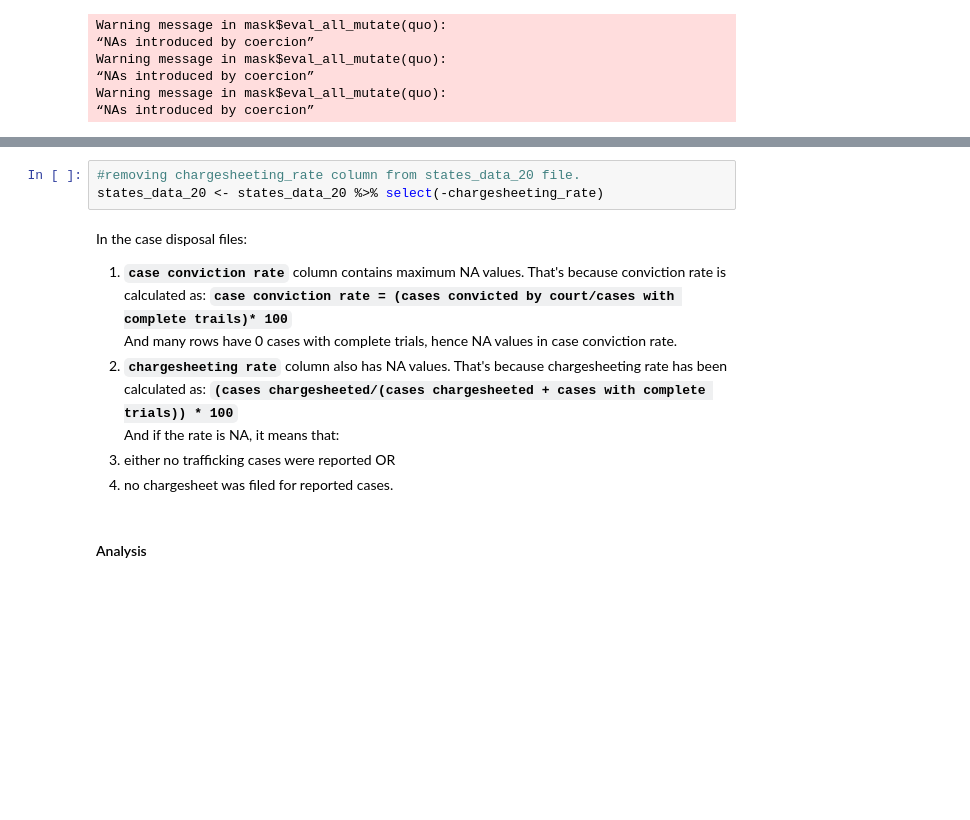
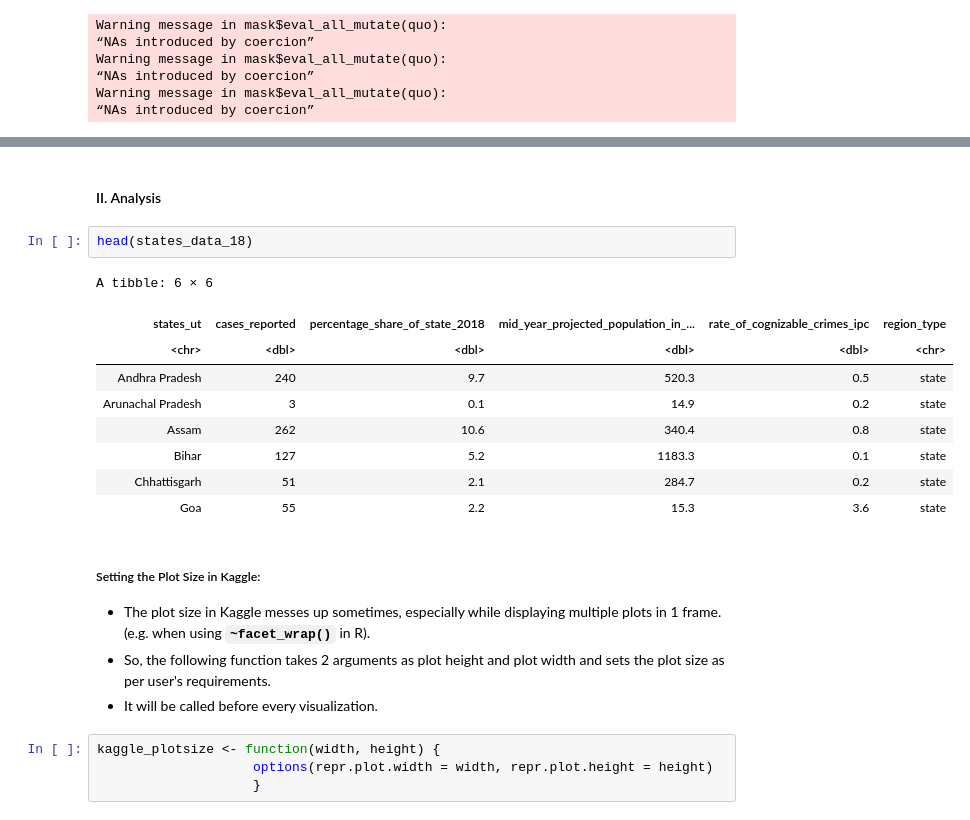
Before and after one commit to Cshefali/Human-Trafficking-India-Analysis, a Jupyter notebook: india-human-trafficking-analysis-2018-2020.ipynb, the cells around one changed output, grey strips where cells are left out. Saved outputs shown, nothing was run; the diff lists cells and outputs as text; blank space fills up the shorter version.

```diff
--- a/india-human-trafficking-analysis-2018-2020.ipynb
+++ b/india-human-trafficking-analysis-2018-2020.ipynb
@@ -296,15 +288,23 @@ Warning message in mask$eval_all_mutate(quo):
-# %%
-#removing chargesheeting_rate column from states_data_20 file.
-states_data_20 <- states_data_20 %>% select(-chargesheeting_rate)
-# %% [markdown]
-In the case disposal files:
-1. **`case conviction rate`** column contains maximum NA values. That's because conviction rate is calculated as:
-**`case conviction rate = (cases convicted by court/cases with complete trails)* 100`**
-And many rows have 0 cases with complete trials, hence NA values in case conviction rate.
-2. **`chargesheeting rate`** column also has NA values. That's because chargesheeting rate has been calculated as:
-**`(cases chargesheeted/(cases chargesheeted + cases with complete trials)) * 100`**
-And if the rate is NA, it means that:
-1. either no trafficking cases were reported OR
-2. no chargesheet was filed for reported cases.
 # %% [markdown]
-#### Analysis
+#### II. Analysis
+# %%
+head(states_data_18)
+# %% [output]
+A tibble: 6 × 6
+| states_ut | cases_reported | percentage_share_of_state_2018 | mid_year_projected_population_in_... | rate_of_cognizable_crimes_ipc | region_type |
+| <chr> | <dbl> | <dbl> | <dbl> | <dbl> | <chr> |
+| Andhra Pradesh | 240 | 9.7 | 520.3 | 0.5 | state |
+| Arunachal Pradesh | 3 | 0.1 | 14.9 | 0.2 | state |
+| Assam | 262 | 10.6 | 340.4 | 0.8 | state |
+| Bihar | 127 | 5.2 | 1183.3 | 0.1 | state |
+| Chhattisgarh | 51 | 2.1 | 284.7 | 0.2 | state |
+| Goa | 55 | 2.2 | 15.3 | 3.6 | state |
+# %% [markdown]
+##### Setting the Plot Size in Kaggle:
+* The plot size in Kaggle messes up sometimes, especially while displaying multiple plots in 1 frame. (e.g. when using **`~facet_wrap()`** in R).
+* So, the following function takes 2 arguments as plot height and plot width and sets the plot size as per user's requirements.
+* It will be called before every visualization.
+# %%
+kaggle_plotsize <- function(width, height) {
+                    options(repr.plot.width = width, repr.plot.height = height)
+                    }
```
Also changed, not shown: parts of 21 cells of this notebook.
